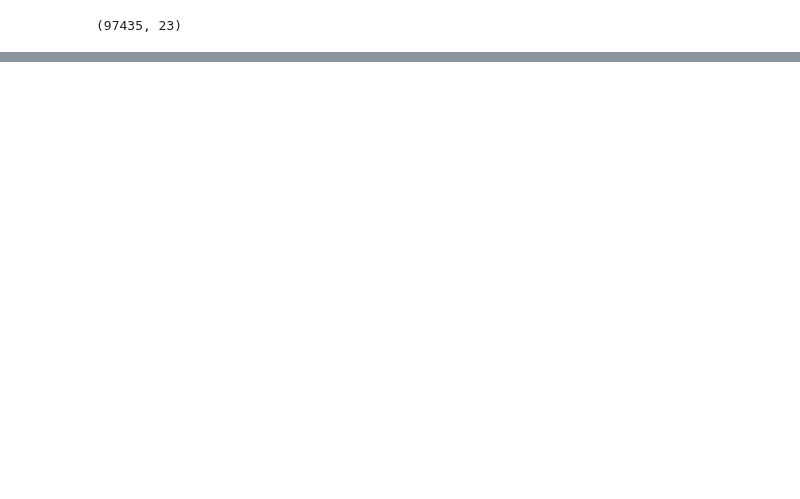
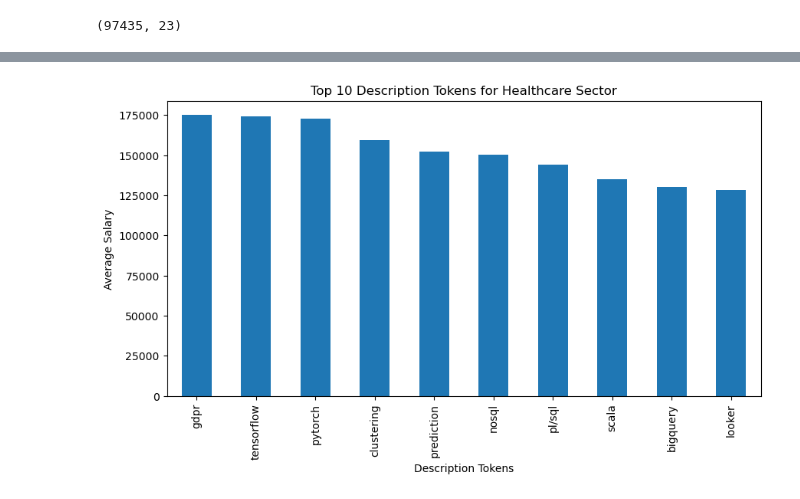
Before and after one commit to Decoding-Data-Jobs/data-jobs-project, a Jupyter notebook: click_working/click_draft2.ipynb, the cells around one changed output, grey strips where cells are left out. Saved outputs shown, nothing was run; the diff lists cells and outputs as text; code cells hidden in the pictures; blank space fills up the shorter version.

```diff
--- a/click_working/click_draft2.ipynb
+++ b/click_working/click_draft2.ipynb
@@ -1307,0 +1376,4 @@ plt.show()
+# %%
+top_10_description_tokens(healthcare, 'Top 10 Description Tokens for Healthcare Sector')
+# %% [output]
+[figure, added]
```
Also changed, not shown: parts of 25 cells of this notebook.
